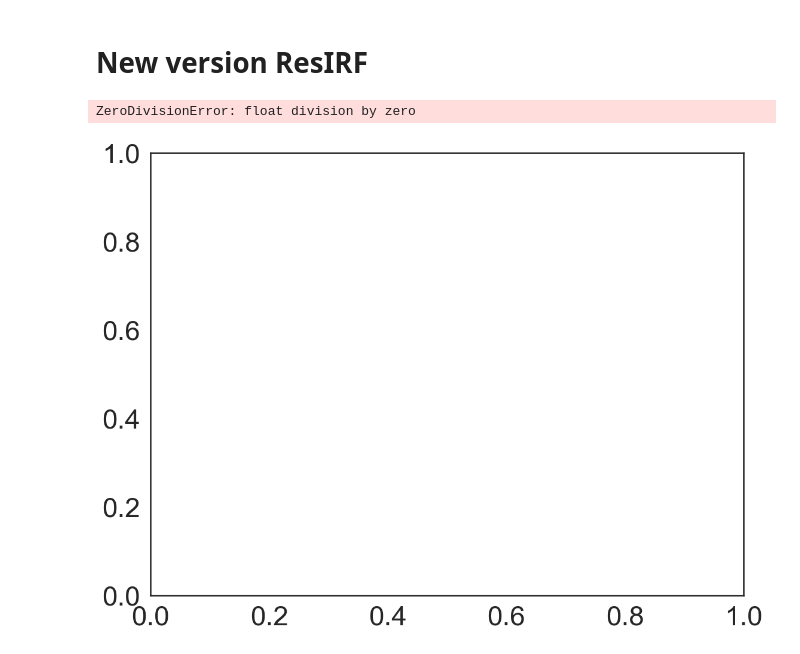
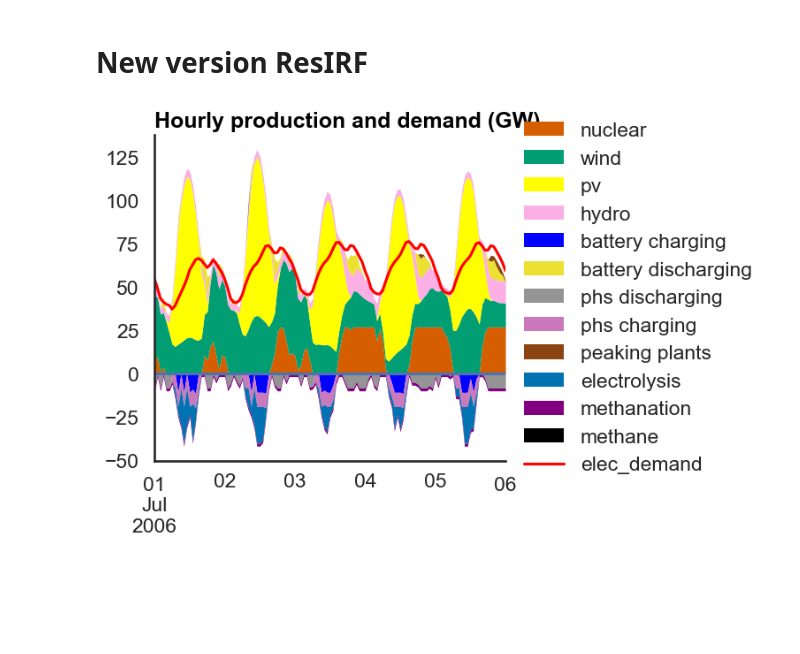
Before and after one commit to CIRED/EOLES-Coupling, a Jupyter notebook: analysis_xps_092023.ipynb, the cells around one changed output. Saved outputs shown, nothing was run; the diff lists cells and outputs as text; code cells hidden in the pictures; blank space fills up the shorter version.

Commit message:
small updates in code + write_output

```diff
--- a/analysis_xps_092023.ipynb
+++ b/analysis_xps_092023.ipynb
@@ -193,7 +197,17 @@ total_system_costs_df, consumption_savings_tot_df, complete_system_costs_2050_df
 
 # # Plots ResIRF
 results_resirf["Reference"] = results_resirf.pop("Uniform")
-plot_compare_scenarios(results_resirf, folder=folder, quintiles=True)
+# plot_compare_scenarios(results_resirf, folder=folder, quintiles=True)
-# %% [output]
-ZeroDivisionError: float division by zero
-[figure, removed]
+# %%
+sns.set_theme(context="talk", style="white")
+hourly_generation = pd.read_csv("eoles/outputs/0910_S3_N1/0910_191912_uniform_S3_N1/dataframes/hourly_generation_2050.csv", index_col=0)
+
+climate = 2006
+
+date_start, date_end = datetime.datetime(2006, 1, 29, 0, 0), datetime.datetime(2006, 2, 6, 0, 0)
+plot_typical_week(hourly_generation, date_start, date_end, climate, save_path=None, methane=False)
+# %%
+date_start, date_end = datetime.datetime(2006, 7, 1, 0, 0), datetime.datetime(2006, 7, 6, 0, 0)
+plot_typical_week(hourly_generation, date_start, date_end, climate, save_path=None)
+# %% [output]
+[figure, added]
```
Also changed, not shown: parts of 3 cells of this notebook, 5 other files.
